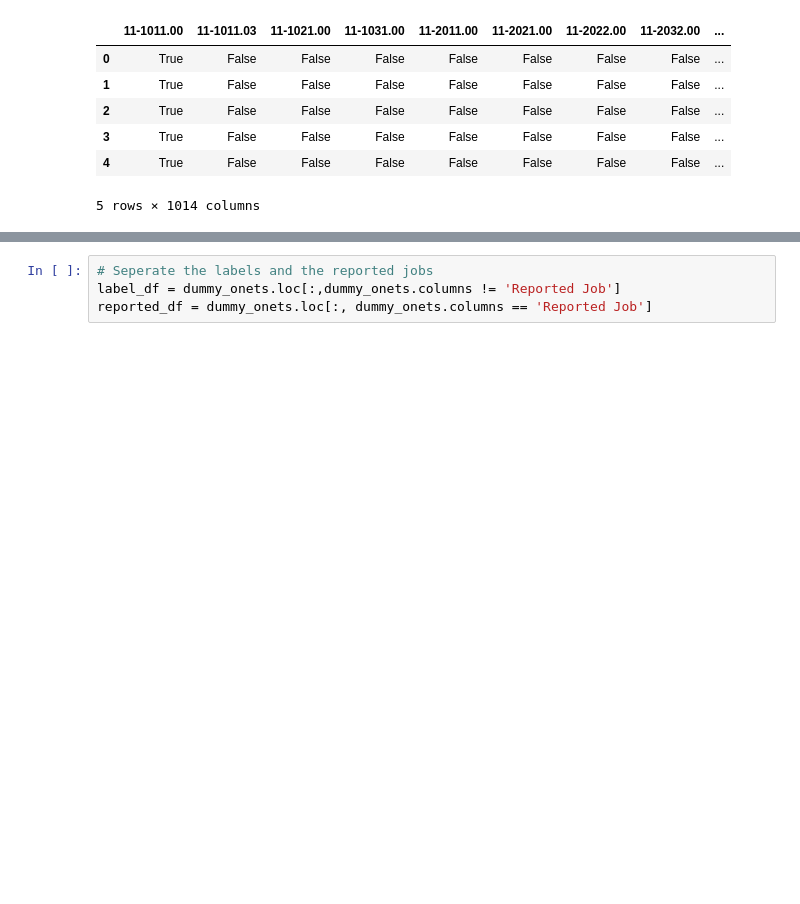
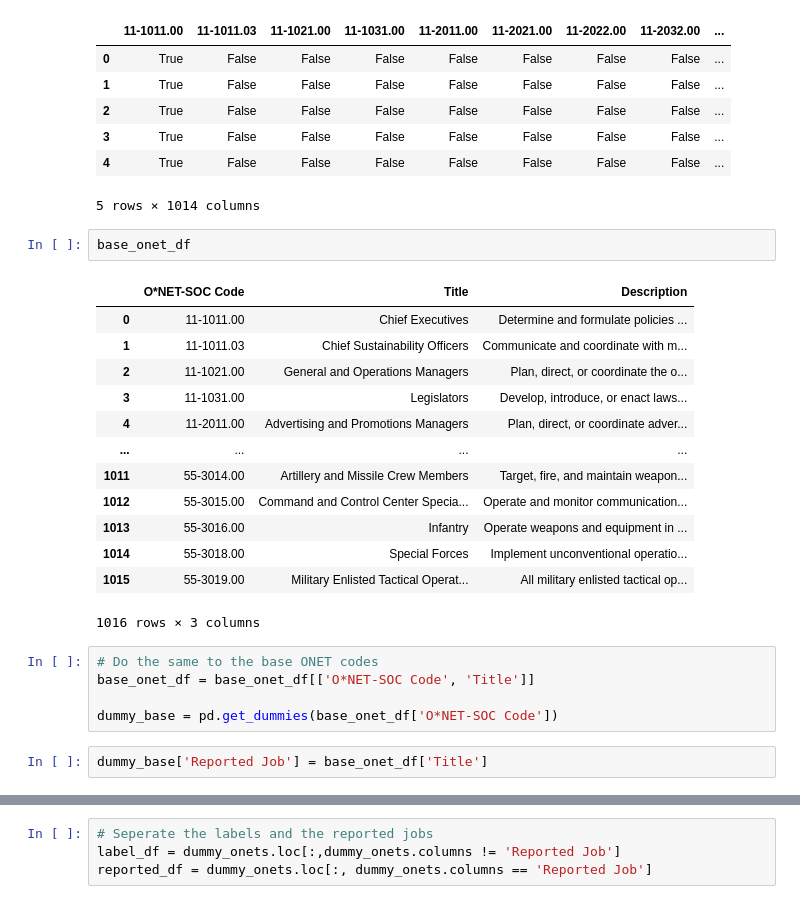
Before and after one commit to OhOmah/ResumeSkillExtraction, a Jupyter notebook: step1DataExploration/DataManipulation.ipynb, the cells around one changed output, grey strips where cells are left out. Cells and saved outputs as stored; diff of their text form; blank space fills up the shorter version.

```diff
--- a/step1DataExploration/DataManipulation.ipynb
+++ b/step1DataExploration/DataManipulation.ipynb
@@ -38,3 +39,26 @@ dummy_onets.head()
 | 3 | True | False | False | False | False | False | False | False | ... |
 | 4 | True | False | False | False | False | False | False | False | ... |
 5 rows × 1014 columns
+# %%
+base_onet_df
+# %% [output]
+|  | O*NET-SOC Code | Title | Description |
+| 0 | 11-1011.00 | Chief Executives | Determine and formulate policies ... |
+| 1 | 11-1011.03 | Chief Sustainability Officers | Communicate and coordinate with m... |
+| 2 | 11-1021.00 | General and Operations Managers | Plan, direct, or coordinate the o... |
+| 3 | 11-1031.00 | Legislators | Develop, introduce, or enact laws... |
+| 4 | 11-2011.00 | Advertising and Promotions Managers | Plan, direct, or coordinate adver... |
+| ... | ... | ... | ... |
+| 1011 | 55-3014.00 | Artillery and Missile Crew Members | Target, fire, and maintain weapon... |
+| 1012 | 55-3015.00 | Command and Control Center Specia... | Operate and monitor communication... |
+| 1013 | 55-3016.00 | Infantry | Operate weapons and equipment in ... |
+| 1014 | 55-3018.00 | Special Forces | Implement unconventional operatio... |
+| 1015 | 55-3019.00 | Military Enlisted Tactical Operat... | All military enlisted tactical op... |
+1016 rows × 3 columns
+# %%
+# Do the same to the base ONET codes
+base_onet_df = base_onet_df[['O*NET-SOC Code', 'Title']]
+
+dummy_base = pd.get_dummies(base_onet_df['O*NET-SOC Code'])
+# %%
+dummy_base['Reported Job'] = base_onet_df['Title']
```
Also changed, not shown: parts of 8 cells of this notebook, 1 other file.
